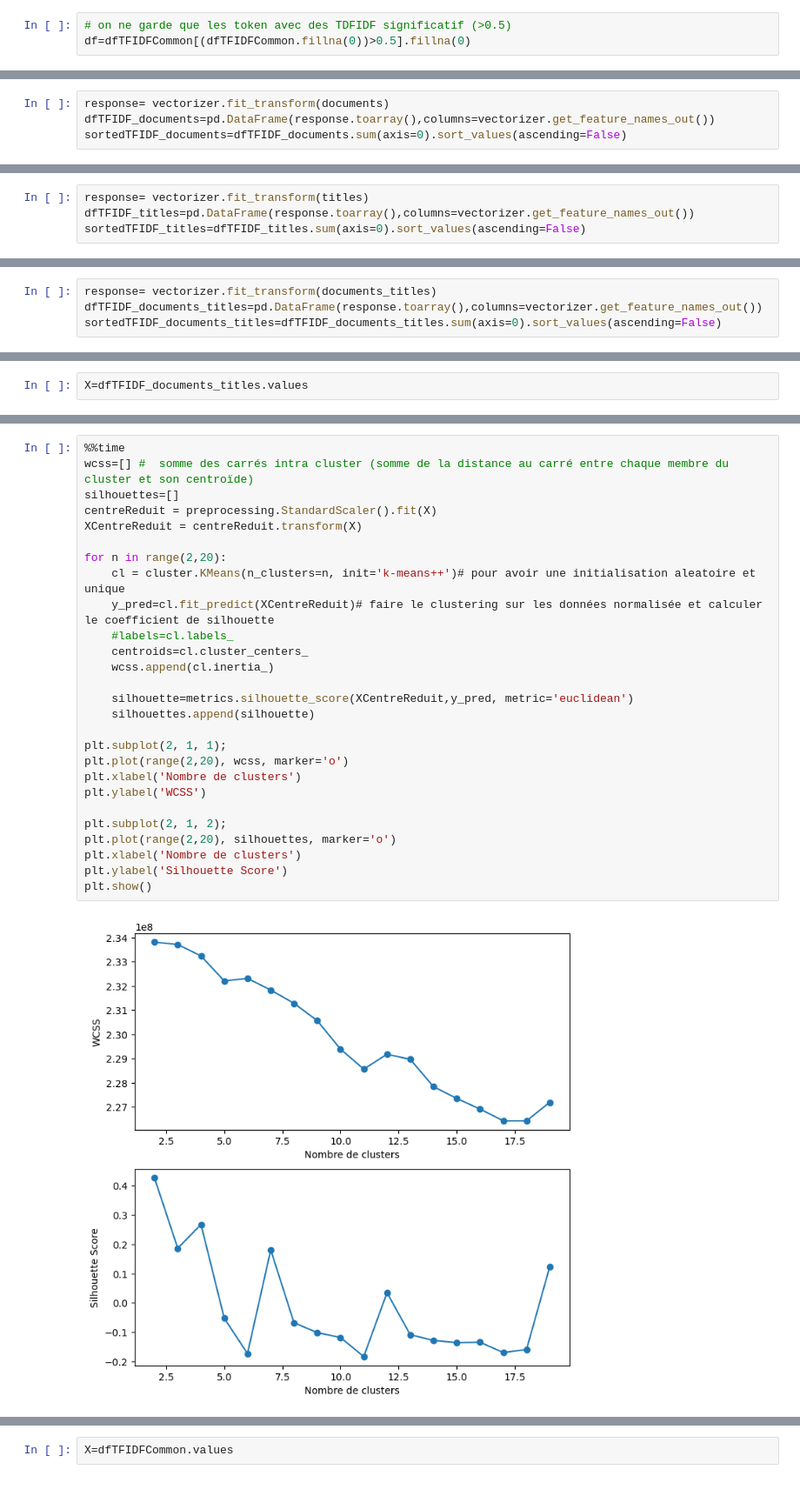
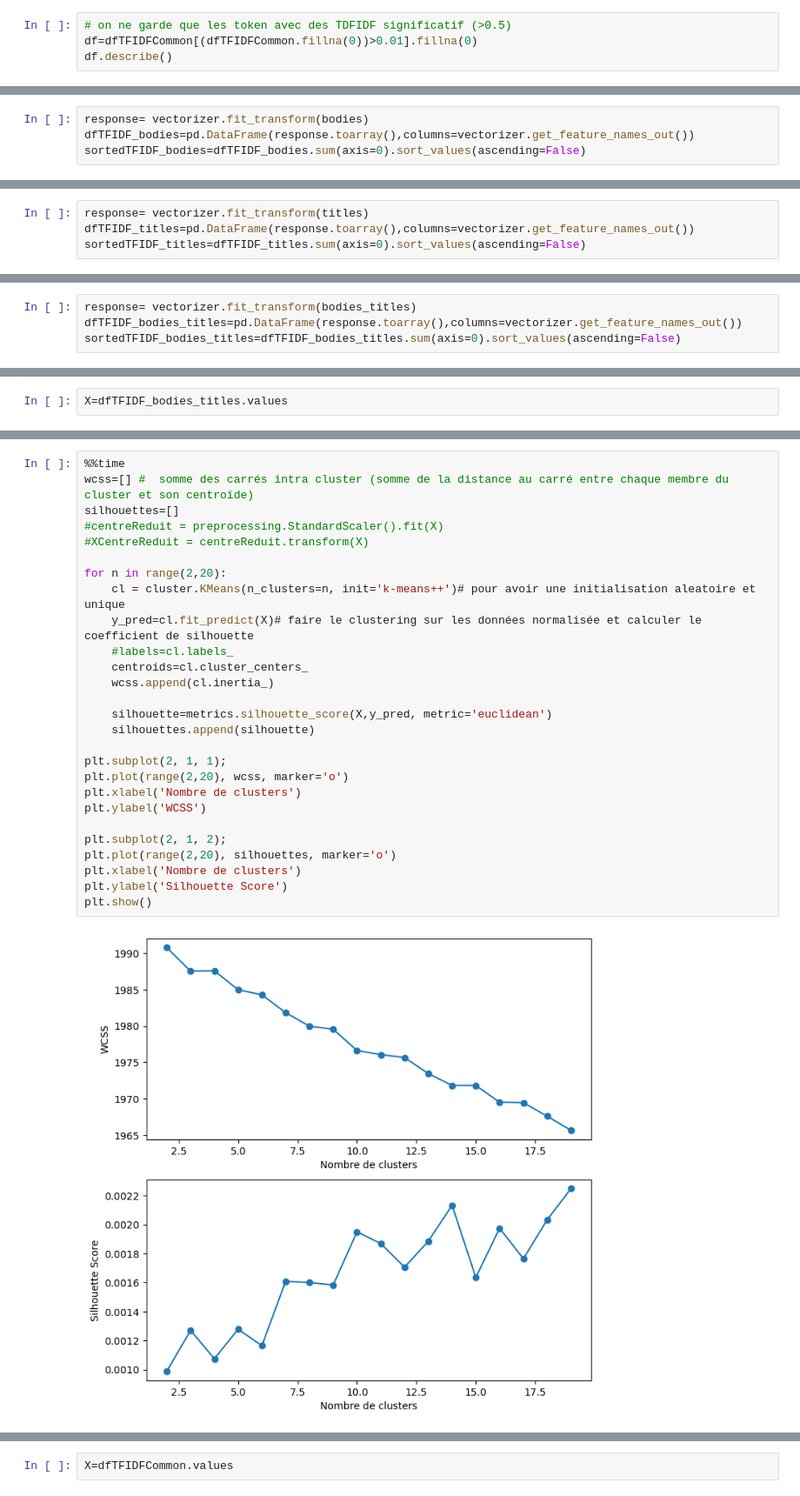
Before and after one commit to 8huit/categorisation-automatique-de-questions, a Jupyter notebook: P06_02_Categorisez_automatiquement_des_questions_Exploration.ipynb, the cells around one changed output, grey strips where cells are left out. Shown at 87% size. Cells and saved outputs as stored; diff of their text form.

```diff
--- a/P06_02_Categorisez_automatiquement_des_questions_Exploration.ipynb
+++ b/P06_02_Categorisez_automatiquement_des_questions_Exploration.ipynb
@@ -478,3 +424,4 @@ dfTFIDF_documents_titles.mean(axis=0).hist()
 # %%
 # on ne garde que les token avec des TDFIDF significatif (>0.5)
-df=dfTFIDFCommon[(dfTFIDFCommon.fillna(0))>0.5].fillna(0)
+df=dfTFIDFCommon[(dfTFIDFCommon.fillna(0))>0.01].fillna(0)
+df.describe()
@@ -790,6 +611,6 @@ from sklearn.feature_extraction.text import TfidfVectorizer
 vectorizer= TfidfVectorizer(ngram_range = (2,2))
 # %%
-response= vectorizer.fit_transform(documents)
-dfTFIDF_documents=pd.DataFrame(response.toarray(),columns=vectorizer.get_feature_names_out())
-sortedTFIDF_documents=dfTFIDF_documents.sum(axis=0).sort_values(ascending=False)
+response= vectorizer.fit_transform(bodies)
+dfTFIDF_bodies=pd.DataFrame(response.toarray(),columns=vectorizer.get_feature_names_out())
+sortedTFIDF_bodies=dfTFIDF_bodies.sum(axis=0).sort_values(ascending=False)
 # %%
@@ -817,5 +638,5 @@ ax.set(xlabel='TFIDF', ylabel='Token', title='Titres - classement des mots - tit
 # %%
-response= vectorizer.fit_transform(documents_titles)
-dfTFIDF_documents_titles=pd.DataFrame(response.toarray(),columns=vectorizer.get_feature_names_out())
-sortedTFIDF_documents_titles=dfTFIDF_documents_titles.sum(axis=0).sort_values(ascending=False)
+response= vectorizer.fit_transform(bodies_titles)
+dfTFIDF_bodies_titles=pd.DataFrame(response.toarray(),columns=vectorizer.get_feature_names_out())
+sortedTFIDF_bodies_titles=dfTFIDF_bodies_titles.sum(axis=0).sort_values(ascending=False)
 # %%
@@ -830,4 +651,4 @@ ax.set(xlabel='TFIDF', ylabel='Token', title='Documents - classement des mots TF
 # %%
-X=dfTFIDF_documents_titles.values
+X=dfTFIDF_bodies_titles.values
 # %%
 #%%time
@@ -850,29 +668,29 @@ plt.show()
 # %%
 %%time
 wcss=[] #  somme des carrés intra cluster (somme de la distance au carré entre chaque membre du cluster et son centroïde)
 silhouettes=[]
-centreReduit = preprocessing.StandardScaler().fit(X)
-XCentreReduit = centreReduit.transform(X)
+#centreReduit = preprocessing.StandardScaler().fit(X)
+#XCentreReduit = centreReduit.transform(X)
 
 for n in range(2,20):
     cl = cluster.KMeans(n_clusters=n, init='k-means++')# pour avoir une initialisation aleatoire et unique
-    y_pred=cl.fit_predict(XCentreReduit)# faire le clustering sur les données normalisée et calculer le coefficient de silhouette
+    y_pred=cl.fit_predict(X)# faire le clustering sur les données normalisée et calculer le coefficient de silhouette
     #labels=cl.labels_
     centroids=cl.cluster_centers_
     wcss.append(cl.inertia_)
 
-    silhouette=metrics.silhouette_score(XCentreReduit,y_pred, metric='euclidean')
+    silhouette=metrics.silhouette_score(X,y_pred, metric='euclidean')
     silhouettes.append(silhouette)
 
 plt.subplot(2, 1, 1);
 plt.plot(range(2,20), wcss, marker='o')
 plt.xlabel('Nombre de clusters')
 plt.ylabel('WCSS')
 
 plt.subplot(2, 1, 2);
 plt.plot(range(2,20), silhouettes, marker='o')
 plt.xlabel('Nombre de clusters')
 plt.ylabel('Silhouette Score')
 plt.show()
 # %% [output]
-[figure, old version]
+[figure, new version]
```
Also changed, not shown: parts of 116 cells of this notebook.
